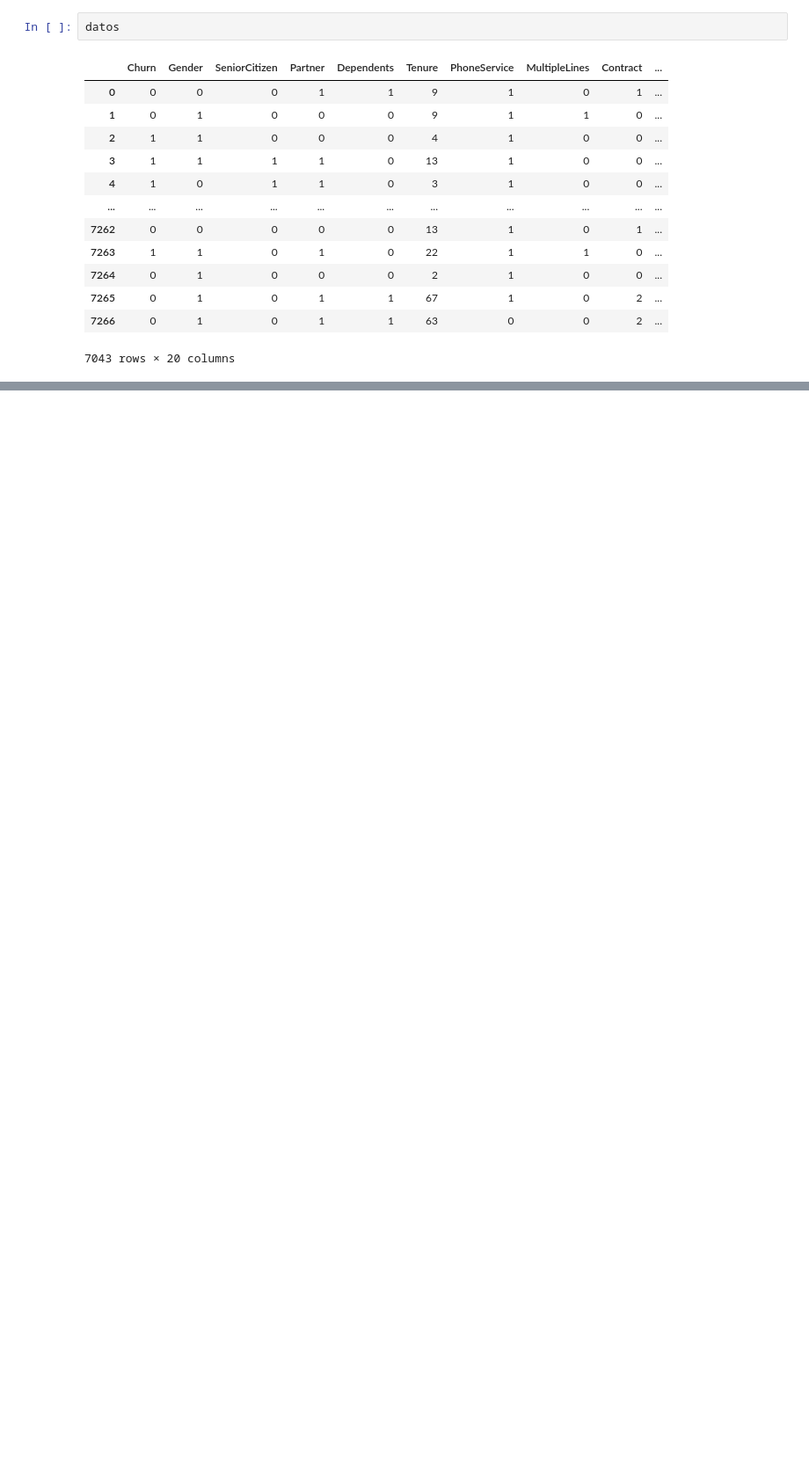
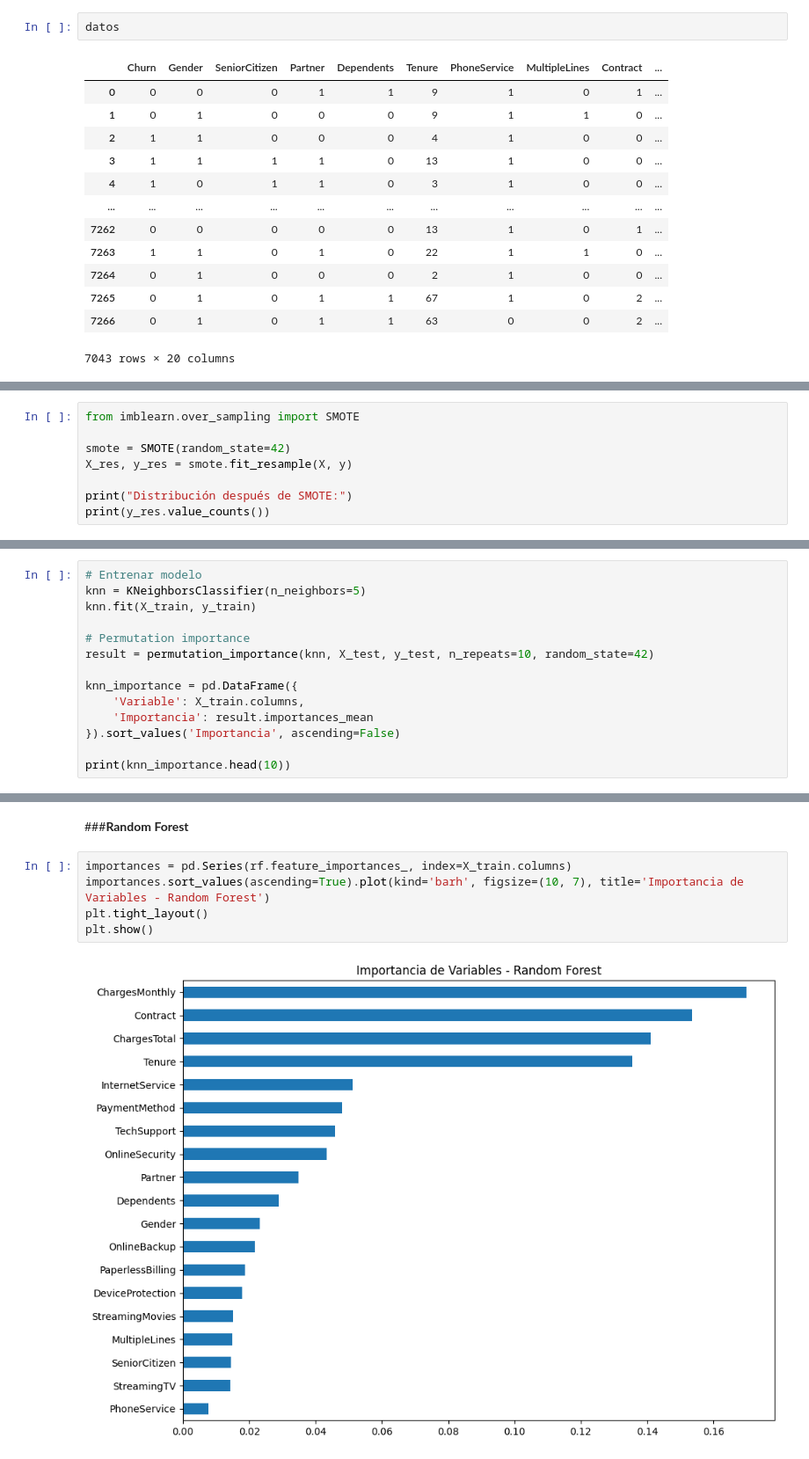
Before and after one commit to Yasna79/Challenge3_telecomX_Parte2, a Jupyter notebook: Predicción_de_Cancelación_(Churn).ipynb, the cells around one changed output, grey strips where cells are left out. Shown at 88% size. Saved outputs shown, nothing was run; the diff lists cells and outputs as text; blank space fills up the shorter version.

```diff
--- a/Predicción_de_Cancelación_(Churn).ipynb
+++ b/Predicción_de_Cancelación_(Churn).ipynb
@@ -92,0 +179,8 @@ datos
+# %%
+from imblearn.over_sampling import SMOTE
+
+smote = SMOTE(random_state=42)
+X_res, y_res = smote.fit_resample(X, y)
+
+print("Distribución después de SMOTE:")
+print(y_res.value_counts())
@@ -92,0 +390,14 @@ datos
+# %%
+# Entrenar modelo
+knn = KNeighborsClassifier(n_neighbors=5)
+knn.fit(X_train, y_train)
+
+# Permutation importance
+result = permutation_importance(knn, X_test, y_test, n_repeats=10, random_state=42)
+
+knn_importance = pd.DataFrame({
+    'Variable': X_train.columns,
+    'Importancia': result.importances_mean
+}).sort_values('Importancia', ascending=False)
+
+print(knn_importance.head(10))
@@ -92,0 +416,9 @@ datos
+# %% [markdown]
+###**Random Forest**
+# %%
+importances = pd.Series(rf.feature_importances_, index=X_train.columns)
+importances.sort_values(ascending=True).plot(kind='barh', figsize=(10, 7), title='Importancia de Variables - Random Forest')
+plt.tight_layout()
+plt.show()
+# %% [output]
+[figure, added]
```
Also changed, not shown: parts of 33 cells of this notebook.
